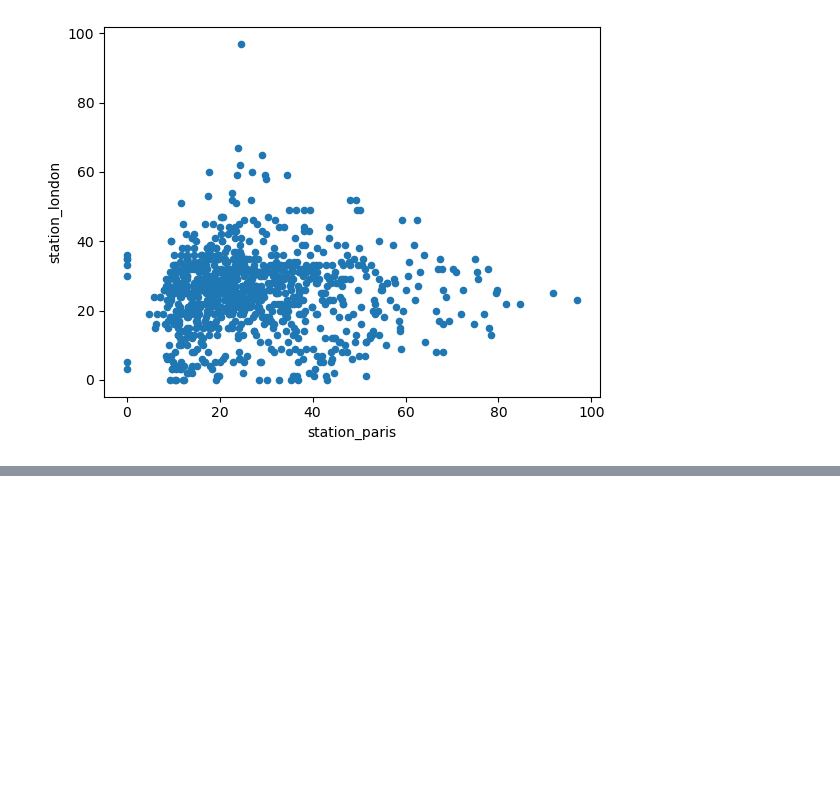
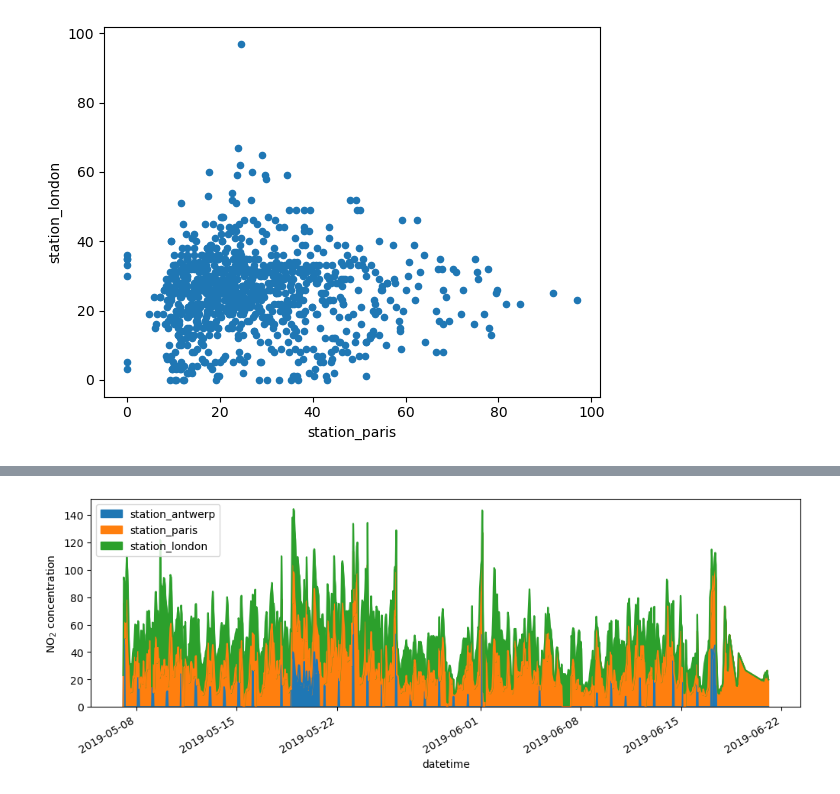
Before and after one commit to 45Harry/Data_Science, a Jupyter notebook: Pandas/numpy_fundamentals.ipynb, the cells around one changed output, grey strips where cells are left out. Saved outputs shown, nothing was run; the diff lists cells and outputs as text; code cells hidden in the pictures; blank space fills up the shorter version.

```diff
--- a/Pandas/numpy_fundamentals.ipynb
+++ b/Pandas/numpy_fundamentals.ipynb
@@ -306,0 +317,6 @@ plt.show()
+# %%
+fig, axs = plt.subplots(figsize=(12,4))
+air_quality.plot.area(ax=axs)
+axs.set_ylabel("NO$$2 concentration")
+fig.savefig("no2concentration.png")
+plt.show()
@@ -306,0 +338,14 @@ plt.show()
+# %%
+ fig, axs = plt.subplots(figsize=(12, 4))
+
+ air_quality.plot.area(ax=axs)
+
+
+ axs.set_ylabel("NO$_2$ concentration")
+
+
+ fig.savefig("no2_concentrations.png")
+
+ plt.show()
+# %% [output]
+[figure, added]
```
Also changed, not shown: parts of 20 cells of this notebook.
